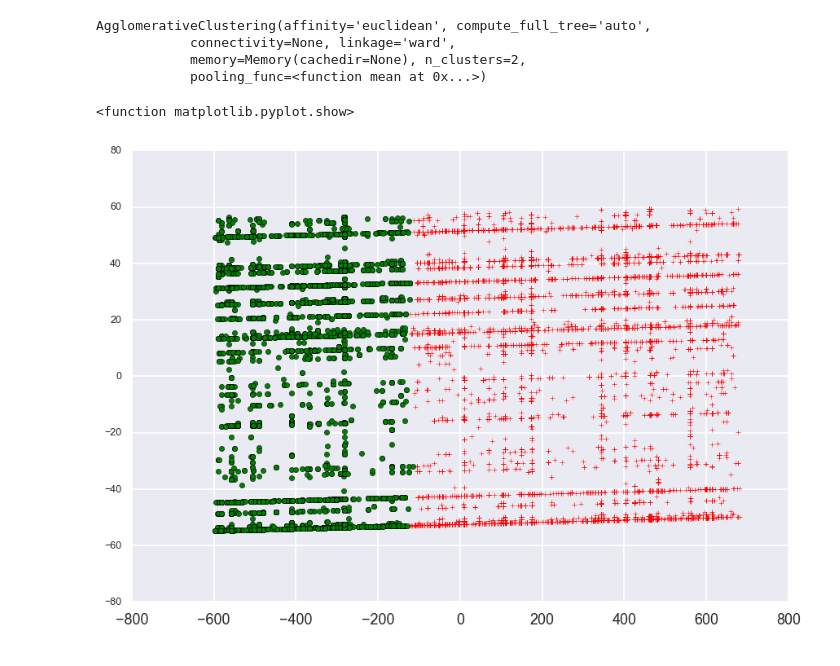
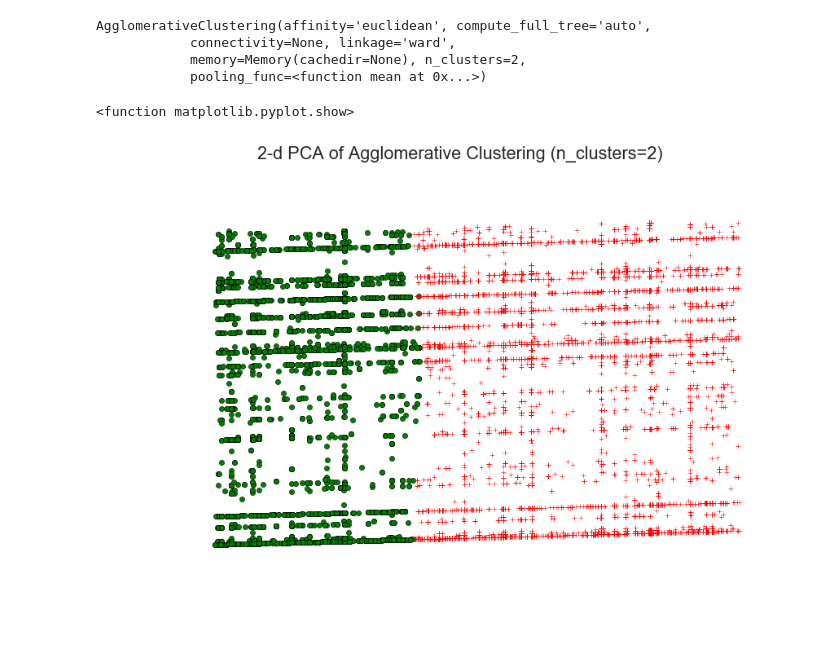
Before and after one commit to albaltas/COMPGC027-MSING055_Team14_Project, a Jupyter notebook: Milestone 2.ipynb, the cells around one changed output. Cells and saved outputs as stored; diff of their text form; code cells hidden in the pictures.

```diff
--- a/Milestone 2.ipynb
+++ b/Milestone 2.ipynb
@@ -722,7 +720,7 @@ editors_choice : 0.0969899403714
 # %% [markdown]
 #### Masterpiece identification
 # %%
-features = games_df_labelcode[['genre','platform','Publisher','release_year','release_month','editors_choice']]
+features = games_df_labelcode[['genre','platform','Publisher','release_month','editors_choice']]
 
 # only masterpiece is labeled as 1
 target_masterpiece = games_df_labelcode['score'].astype(int).replace([0,1,2,3,4,5,6,7, 8, 9], 0)
@@ -808,11 +807,14 @@ labels = clust.labels_
 # %%
 for i in range(0, clust_df_2d.shape[0]):
     if labels[i] == 0:
         c1 = plt.scatter(clust_df_2d[i,0],clust_df_2d[i,1],c='r',marker='+')
     elif labels[i] == 1:
         c2 = plt.scatter(clust_df_2d[i,0],clust_df_2d[i,1],c='g',marker='o')
+plt.axis("off")
+plt.title("2-d PCA of Agglomerative Clustering (n_clusters=2)")
+
 
 plt.show
 # %% [output]
 <function matplotlib.pyplot.show>
-[figure, old version]
+[figure, new version]
```
Also changed, not shown: parts of 16 cells of this notebook.
